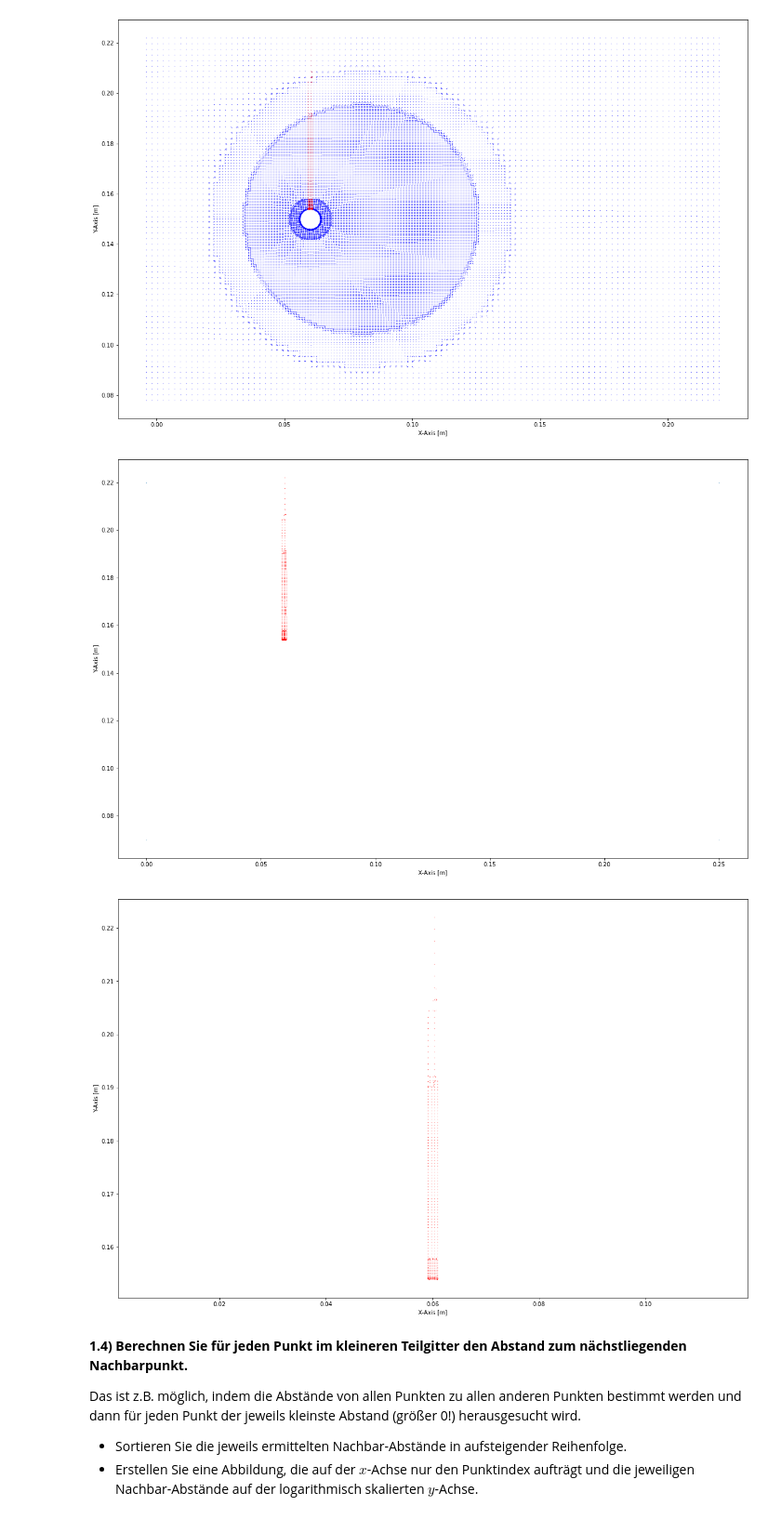
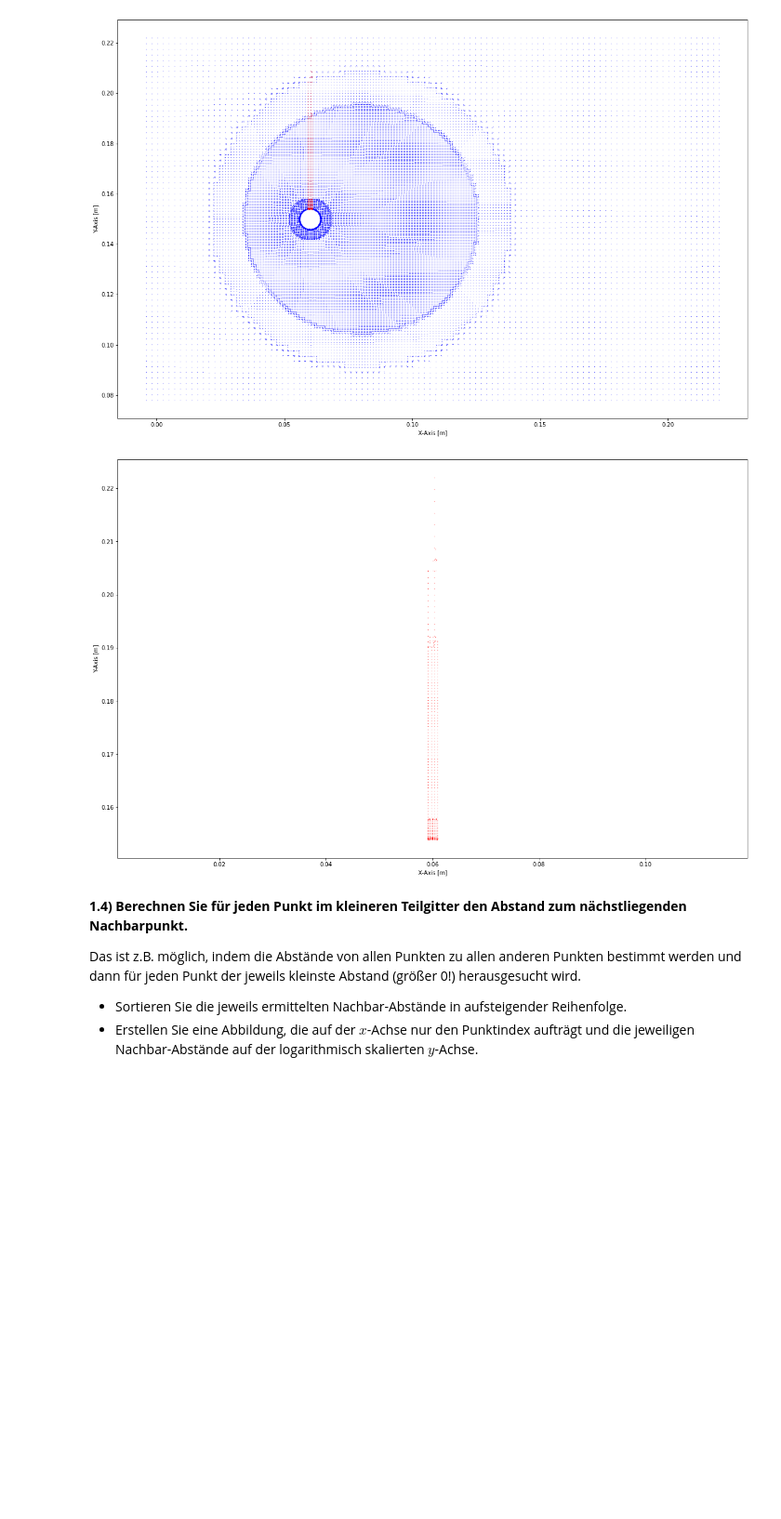
Before and after one commit to jlb-jlb/python_fuer_Ings, a Jupyter notebook: HA3 Standard/HA3normal_Gruppe186.ipynb, the cells around one changed output. Shown at 93% size. Drawn from its saved outputs; the diff is of its cells as text; code cells hidden in the pictures; blank space fills up the shorter version.

```diff
--- a/HA3 Standard/HA3normal_Gruppe186.ipynb
+++ b/HA3 Standard/HA3normal_Gruppe186.ipynb
@@ -150,12 +161,17 @@ xy_trans = xy_tmp.T
 
 # Version mit Numpy
 # print(np.where(np.logical_and(np.logical_and(x > x_low, x < x_high), y > y_low) ))
-values = xy_tmp[:, np.where(np.logical_and(np.logical_and(x > x_low, x < x_high), y > y_low) )]
-values = values[:,0,:]
+# values = xy_tmp[:, np.where(np.logical_and(np.logical_and(x > x_low, x < x_high), y > y_low) )]
+# values = values[:,0,:]
+
+values = xy_tmp[:, (x > x_low) & (x < x_high) & (y > y_low)]
+
+
+
 
 # values_complex = np.array([complex(i,j) for i,j in zip(ll[0], ll[1])])
 
-print(values.shape)
+print("Values Shape: ",values.shape)
 values
 # %% [output]
 (2, 35267)
@@ -177,22 +193,21 @@ plt.show()
 [figure]
 # %%
 tmp = np.array([[0, 0.25, 0.25, 0], [0.07,0.07, 0.22,0.22]])
-plt.figure(figsize=(20, 13))
-plt.plot(tmp[0], tmp[1], linestyle="None", linewidth=0.5, marker=".", markersize=0.5)
-plt.plot(values[0],values[1], linestyle="None", linewidth=0.5, marker=".", markersize=0.5, color="red")
-plt.xlabel("X-Axis [m]")
-plt.ylabel("Y-Axis [m]")
+# plt.figure(figsize=(20, 13))
+# plt.plot(tmp[0], tmp[1], linestyle="None", linewidth=0.5, marker=".", markersize=0.5)
+# plt.plot(values[0],values[1], linestyle="None", linewidth=0.5, marker=".", markersize=0.5, color="red")
+# plt.xlabel("X-Axis [m]")
+# plt.ylabel("Y-Axis [m]")
+# plt.show()
 
-plt.show()
 plt.figure(figsize=(20, 13))
 plt.plot(values[0],values[1], linestyle="None", linewidth=0.5, marker=".", markersize=0.5, color="red")
 plt.xlabel("X-Axis [m]")
 plt.ylabel("Y-Axis [m]")
 plt.axis('equal')
 plt.show()
 # %% [output]
-[figure, old version]
+[figure, new version]
-[figure, removed]
 # %% [markdown]
 **1.4) Berechnen Sie für jeden Punkt im kleineren Teilgitter den Abstand zum nächstliegenden Nachbarpunkt.**
 
```
Also changed, not shown: parts of 8 cells of this notebook, 1 other file.
